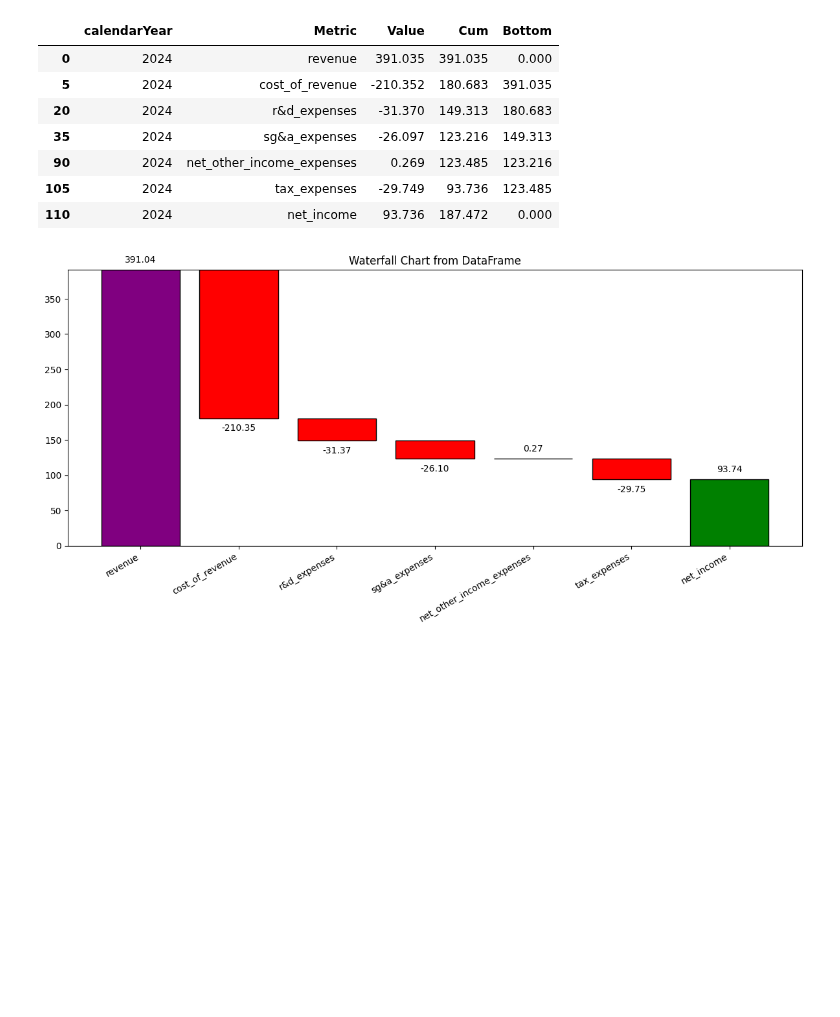
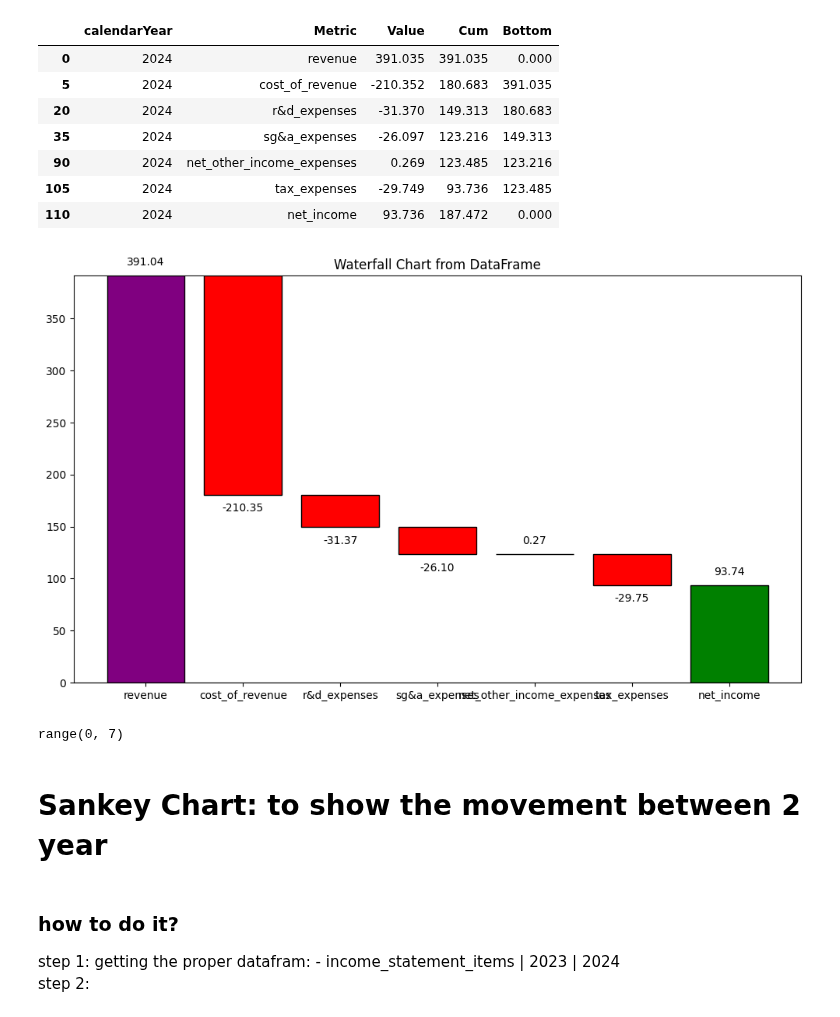
Before and after one commit to tdoan123/data-learning-journey, a Jupyter notebook: Projects/FinancialStatementAnalysis/apple_income_statement_annual.ipynb, the cells around one changed output. Saved outputs shown, nothing was run; the diff lists cells and outputs as text; code cells hidden in the pictures; blank space fills up the shorter version.

```diff
--- a/Projects/FinancialStatementAnalysis/apple_income_statement_annual.ipynb
+++ b/Projects/FinancialStatementAnalysis/apple_income_statement_annual.ipynb
@@ -694,31 +694,42 @@ for i, row in df_income_statement_2024.iterrows():
     else:
         colors.append("green" if row["Value"] >= 0 else "red")
 # %%
-fig, ax = plt.subplots(figsize=(12, 6))
+fig, ax = plt.subplots(figsize=(10, 6))
 
 # Use numeric positions for x
 x = range(len(df_income_statement_2024))
 
 ax.bar(x, df_income_statement_2024["Value"], bottom=df_income_statement_2024["Bottom"],
        color=colors, edgecolor="black")
 
 # Add labels below bars
 ax.set_xticks(x)
-ax.set_xticklabels(df_income_statement_2024["Metric"], rotation=30, ha="right")
+ax.set_xticklabels(df_income_statement_2024["Metric"], ha="center")
 
 # Zero line
 ax.axhline(0, color="black", linewidth=0.8)
 
 # Add values on top/bottom of bars
 y_span = ax.get_ylim()[1] - ax.get_ylim()[0]
 for pos, (val, bot) in enumerate(zip(df_income_statement_2024["Value"], df_income_statement_2024["Bottom"])):
     top = bot + val
     offset = 0.02 * y_span if val >= 0 else -0.02 * y_span  # small relative nudge
     ax.text(pos, top + offset, f"{val:,.2f}",
             ha="center", va="bottom" if val >= 0 else "top")
 
 ax.set_title("Waterfall Chart from DataFrame")
 plt.tight_layout()
 plt.show()
 # %% [output]
-[figure, old version]
+[figure, new version]
+# %%
+x
+# %% [output]
+range(0, 7)
+# %% [markdown]
+# Sankey Chart: to show the movement between 2 year
+# %% [markdown]
+### how to do it?
+step 1: getting the proper datafram:
+            - income_statement_items | 2023 | 2024
+step 2:
```
Also changed, not shown: parts of 2 cells of this notebook, 1 other file.
